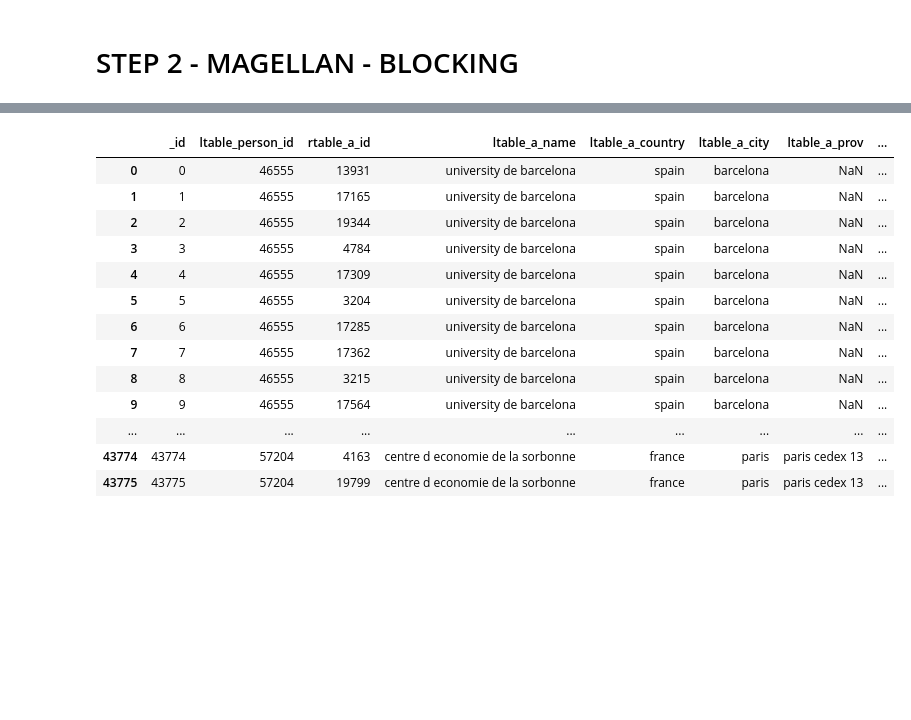
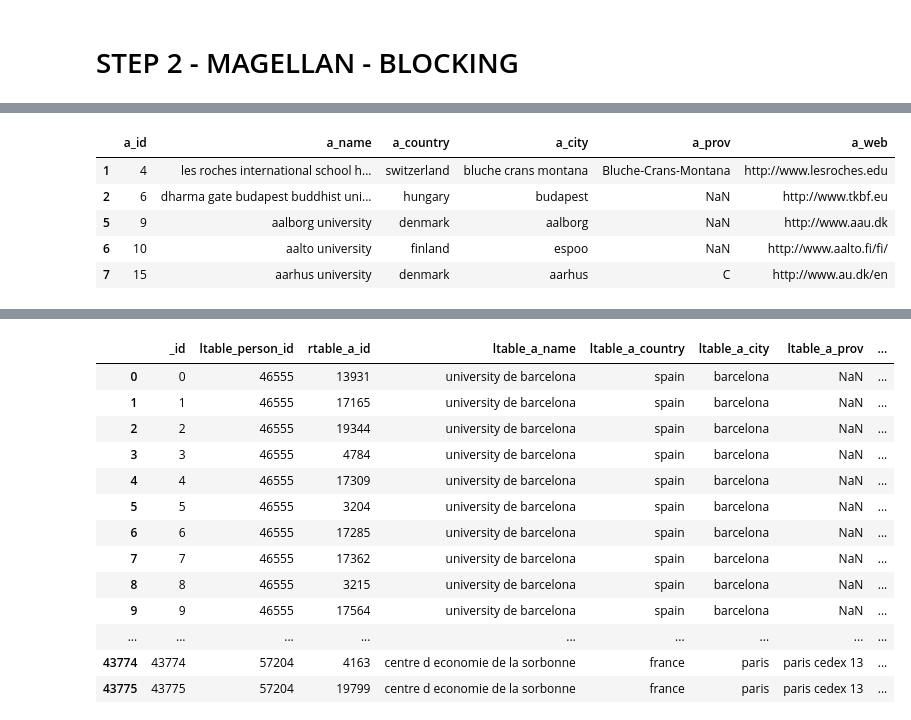
Before and after one commit to TrangHo/cs838-spring2017, a Jupyter notebook: stage3/src/Stage_3.ipynb, the cells around one changed output, grey strips where cells are left out. Drawn from its saved outputs; the diff is of its cells as text; code cells hidden in the pictures; blank space fills up the shorter version.

```diff
--- a/stage3/src/Stage_3.ipynb
+++ b/stage3/src/Stage_3.ipynb
@@ -66,9 +65,9 @@ whed_cleaner.data.head(n=3)
 # STEP 2 - MAGELLAN - BLOCKING
 # %%
 
-A = em.read_csv_metadata(path_to_csv_dir + '_aom_cleaned.csv', key = csv_headers.AOM_INDEX)
-print(em.get_key(A))
+AOM = em.read_csv_metadata(path_to_csv_dir + '_aom_cleaned.csv', key = csv_headers.AOM_INDEX)
+print(em.get_key(AOM))
 
-B = em.read_csv_metadata(path_to_csv_dir + '_whed_cleaned.csv', key = csv_headers.WHED_INDEX)
-print(em.get_key(B))
+WHED = em.read_csv_metadata(path_to_csv_dir + '_whed_cleaned.csv', key = csv_headers.WHED_INDEX)
+print(em.get_key(WHED))
 # %% [output]
@@ -78,6 +77,10 @@ person_id
 a_id
 # %%
 # building inverted index based on B
-sample_A, sample_B = em.down_sample(A, B, size=4000, y_param=1)
+sample_WHED, sample_AOM = em.down_sample(WHED, AOM, size=3000, y_param=10)
+print(len(sample_WHED))
+print(len(sample_AOM))
+em.show_properties(sample_WHED)
+em.show_properties(sample_AOM)
 # %% [output]
 0%                          100%
@@ -92,0 +95,9 @@ Total time elapsed: 00:00:35
+# %%
+sample_WHED.head(n=5)
+# %% [output]
+|  | a_id | a_name | a_country | a_city | a_prov | a_web |
+| 1 | 4 | les roches international school h... | switzerland | bluche crans montana | Bluche-Crans-Montana | http://www.lesroches.edu |
+| 2 | 6 | dharma gate budapest buddhist uni... | hungary | budapest | NaN | http://www.tkbf.eu |
+| 5 | 9 | aalborg university | denmark | aalborg | NaN | http://www.aau.dk |
+| 6 | 10 | aalto university | finland | espoo | NaN | http://www.aalto.fi/fi/ |
+| 7 | 15 | aarhus university | denmark | aarhus | C | http://www.au.dk/en |
```
Also changed, not shown: parts of 8 cells of this notebook, 1 other file.
